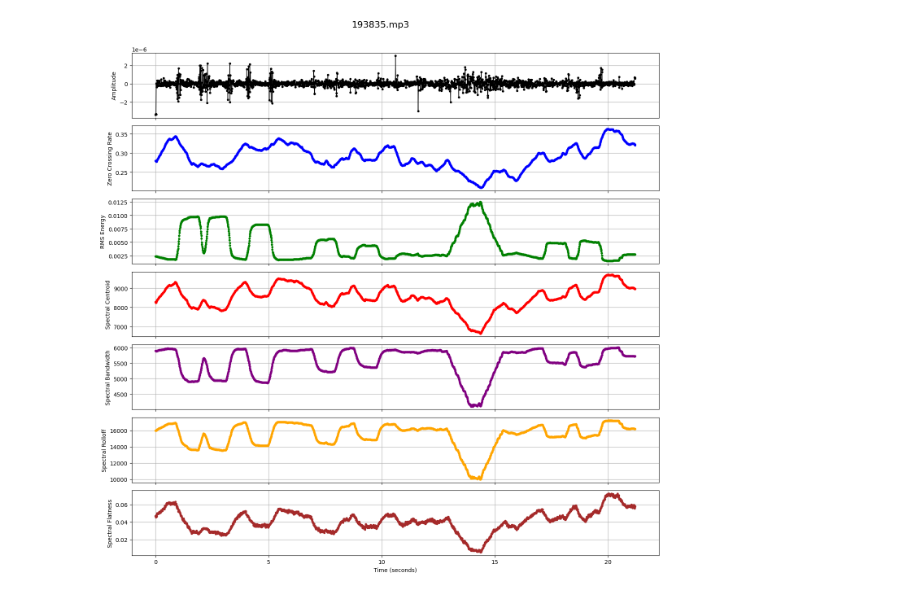
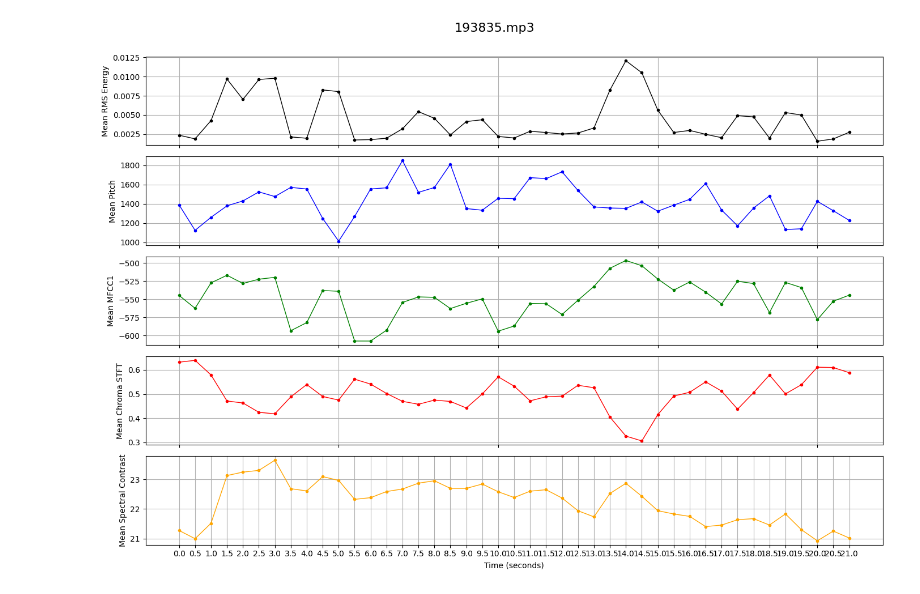
Before and after one commit to FathanAM0/Dasar-Kecerdasan-Artificial_Tugas-Besar, a Jupyter notebook: code_EDA.ipynb, the cells around one changed output. Drawn from its saved outputs; the diff is of its cells as text; code cells hidden in the pictures.

```diff
--- a/code_EDA.ipynb
+++ b/code_EDA.ipynb
@@ -6,8 +6,8 @@ import matplotlib.pyplot as plt
 from sklearn.preprocessing import StandardScaler
 # %%
 SAMPLE_RATE = 48000
-SEGMENT_SIZE = 1
-OVERLAP = 0.99
+SEGMENT_SIZE = int(1 * SAMPLE_RATE)       # 1 second in samples
+OVERLAP = int(0.5 * SAMPLE_RATE)          # 0.5 second in samples
 # %%
 dir_xc = r"C:\Users\Lulay\Documents\GitHub\Dasar-Kecerdasan-Artificial_Tugas-Besar\Dataset\xeno-canto"
 dir_k = r"C:\Users\Lulay\Documents\GitHub\Dasar-Kecerdasan-Artificial_Tugas-Besar\Dataset\noise-audio-data"
@@ -63,21 +91,9 @@ time_axis = np.arange(features.shape[0]) * (SEGMENT_SIZE - OVERLAP)
 # %%
-colors = ['black', 'blue', 'green', 'red', 'purple', 'orange', 'brown', 'gray']
-
-plt.figure(figsize=(14, 2 * features.shape[1]))
-
-for i in range(features.shape[1]):
-    plt.subplot(features.shape[1], 1, i + 1)
-    plt.plot(time_axis, features[:, i], label=feature_names[i],
-             color=colors[i], marker='o', markersize=3, linewidth=1)
-    plt.ylabel(feature_names[i])
-    plt.grid(True)
-    if i != features.shape[1] - 1:
-        plt.tick_params(labelbottom=False)
-    else:
-        plt.xlabel('Time (seconds)')
-
-plt.suptitle(f'{file_name}', fontsize=16)
-plt.tight_layout(rect=[0, 0, 1, 0.97])
-plt.show()
+file_name = "193835.mp3"
+audio = dataset_xc[file_name]
+segments, time_axis = segment_audio(audio, SAMPLE_RATE, SEGMENT_SIZE, OVERLAP)
+features, feature_names = feature_extractor(segments, SAMPLE_RATE)
-# %% [output]
-[figure, removed]
+# %%
+visualize_features(features, feature_names, time_axis, file_name)
+# %% [output]
+[figure, added]
```
Also changed, not shown: parts of 5 cells of this notebook, 1 other file.
